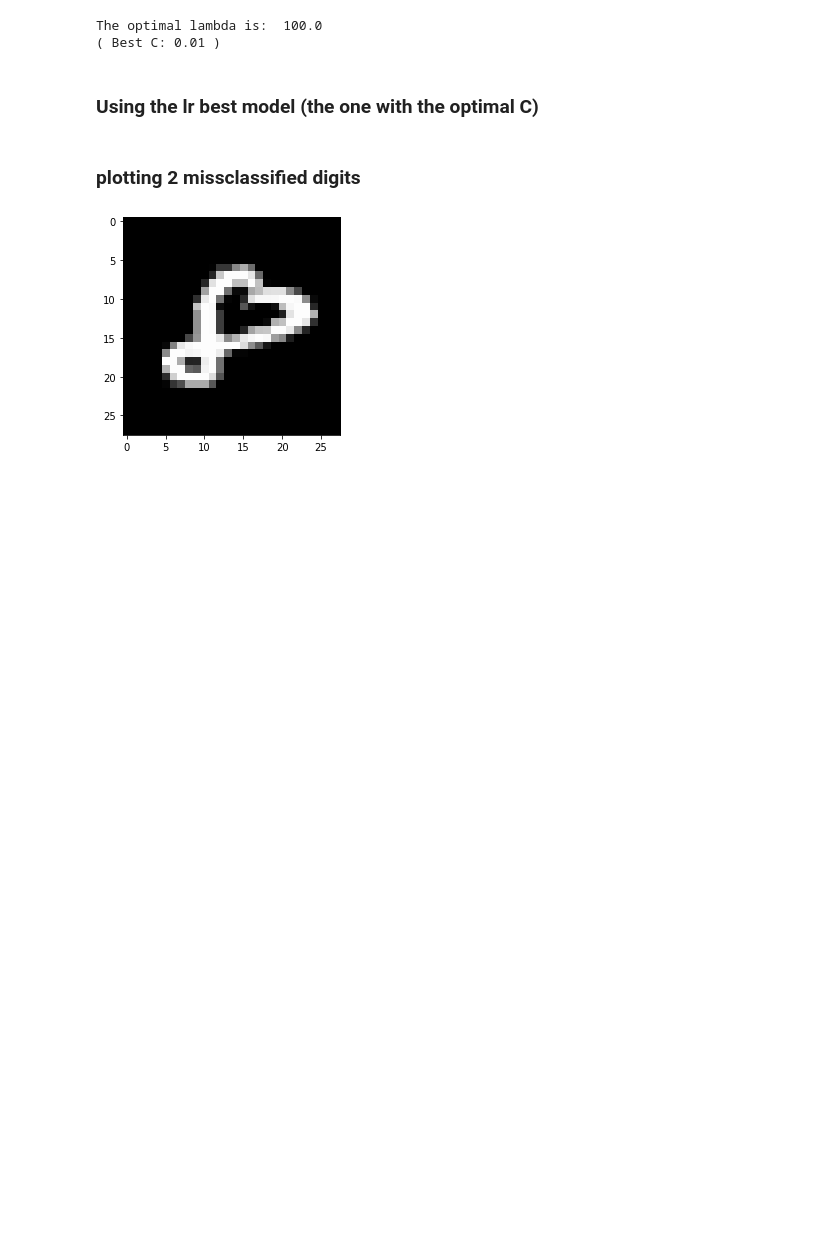
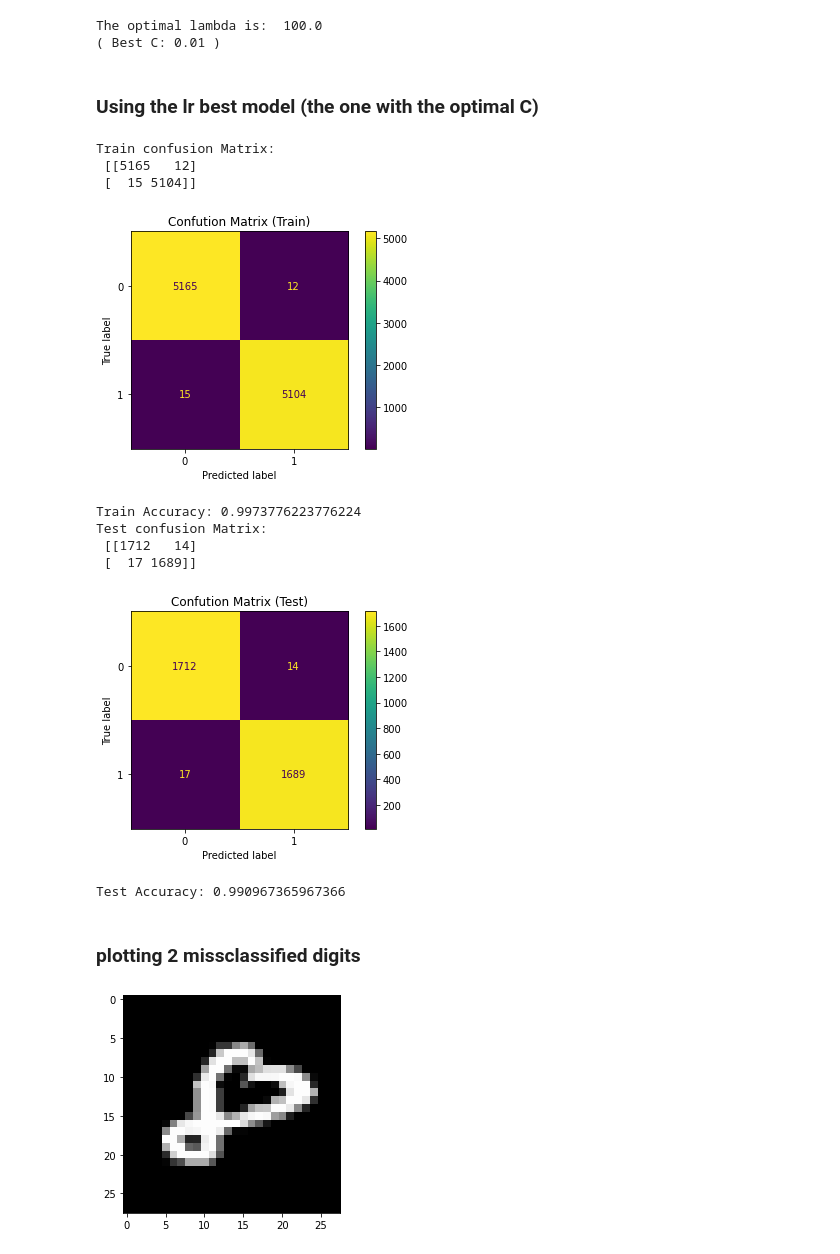
Before and after one commit to yoav-ro/TAU-HIGHTECH, a Jupyter notebook: Year 2/Machine learning/HW/HW3/HW3_322317348.ipynb, the cells around one changed output. Cells and saved outputs as stored; diff of their text form; code cells hidden in the pictures; blank space fills up the shorter version.

```diff
--- a/Year 2/Machine learning/HW/HW3/HW3_322317348.ipynb
+++ b/Year 2/Machine learning/HW/HW3/HW3_322317348.ipynb
@@ -347,10 +347,44 @@ The optimal lambda is:  100.0
 ( Best C: 0.01 )
 # %% [markdown]
 ### Using the lr best model (the one with the optimal C)
-# %%
-log_reg_model_train = LogisticRegression(penalty='l1', solver='liblinear', C=C_opt_lr)
-log_reg_model_train.fit(train_and_validation_data, train_and_validation_labels)
-test_predictions = log_reg_model_train.predict(test_data)
+# %%
+from sklearn.metrics import accuracy_score, ConfusionMatrixDisplay
+import matplotlib.pyplot as plt
+
+#Train data
+train_predictions = log_reg_model.predict(train_and_validation_data)
+conf_mat_train = confusion_matrix(train_and_validation_labels, train_predictions)
+accuracy_train = accuracy_score(train_and_validation_labels, train_predictions)
+
+print("Train confusion Matrix: \n", conf_mat_train)
+display_train = ConfusionMatrixDisplay(confusion_matrix=conf_mat_train, display_labels=[0, 1])
+display_train.plot()
+plt.title("Confution Matrix (Train)")
+plt.show()
+print("Train Accuracy:", accuracy_train)
+
+#Test data
+conf_mat_test = confusion_matrix(test_labels, test_predictions)
+accuracy_test = accuracy_score(test_labels, test_predictions)
+
+print("Test confusion Matrix: \n", conf_mat_test)
+display_test = ConfusionMatrixDisplay(confusion_matrix=conf_mat_test,
+                                      display_labels=[0, 1])
+display_test.plot()
+plt.title("Confution Matrix (Test)")
+plt.show()
+print("Test Accuracy:", accuracy_test)
+# %% [output]
+Train confusion Matrix:
+ [[5165   12]
+ [  15 5104]]
+[figure, added]
+Train Accuracy: 0.9973776223776224
+Test confusion Matrix:
+ [[1712   14]
+ [  17 1689]]
+[figure, added]
+Test Accuracy: 0.990967365967366
 # %% [markdown]
 ### plotting 2 missclassified digits
 # %%
```
Also changed, not shown: parts of 3 cells of this notebook.
